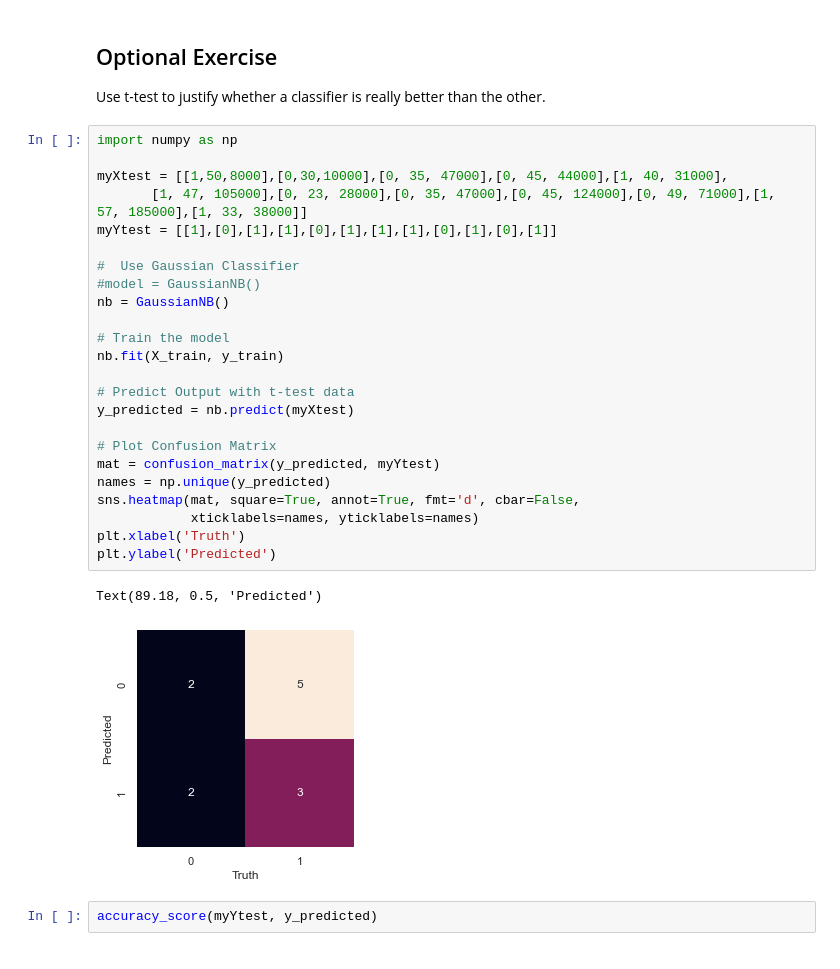
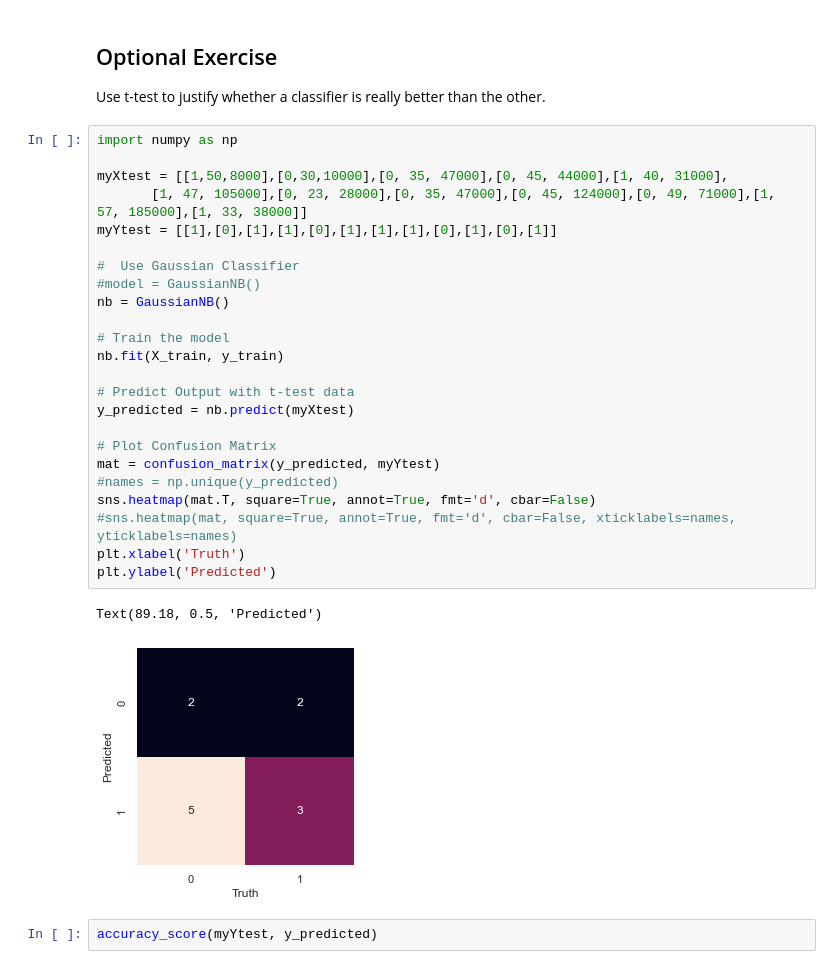
Before and after one commit to tuckwaifoong/DS-Bootcamp-Exercise-Submissions, a Jupyter notebook: Week 6/W6 - Exercise 4 - Additional Exercise .ipynb, the cells around one changed output. Drawn from its saved outputs; the diff is of its cells as text.

```diff
--- a/Week 6/W6 - Exercise 4 - Additional Exercise .ipynb
+++ b/Week 6/W6 - Exercise 4 - Additional Exercise .ipynb
@@ -241,30 +241,30 @@ Use t-test to justify whether a classifier is really better than the other.
 # %%
 import numpy as np
 
 myXtest = [[1,50,8000],[0,30,10000],[0, 35, 47000],[0, 45, 44000],[1, 40, 31000],
        [1, 47, 105000],[0, 23, 28000],[0, 35, 47000],[0, 45, 124000],[0, 49, 71000],[1, 57, 185000],[1, 33, 38000]]
 myYtest = [[1],[0],[1],[1],[0],[1],[1],[1],[0],[1],[0],[1]]
 
 #  Use Gaussian Classifier
 #model = GaussianNB()
 nb = GaussianNB()
 
 # Train the model
 nb.fit(X_train, y_train)
 
 # Predict Output with t-test data
 y_predicted = nb.predict(myXtest)
 
 # Plot Confusion Matrix
 mat = confusion_matrix(y_predicted, myYtest)
-names = np.unique(y_predicted)
-sns.heatmap(mat, square=True, annot=True, fmt='d', cbar=False,
-            xticklabels=names, yticklabels=names)
+#names = np.unique(y_predicted)
+sns.heatmap(mat.T, square=True, annot=True, fmt='d', cbar=False)
+#sns.heatmap(mat, square=True, annot=True, fmt='d', cbar=False, xticklabels=names, yticklabels=names)
 plt.xlabel('Truth')
 plt.ylabel('Predicted')
 # %% [output]
 Text(89.18, 0.5, 'Predicted')
-[figure, old version]
+[figure, new version]
 # %%
 accuracy_score(myYtest, y_predicted)
 # %% [output]
```
Also changed, not shown: parts of 3 cells of this notebook.
